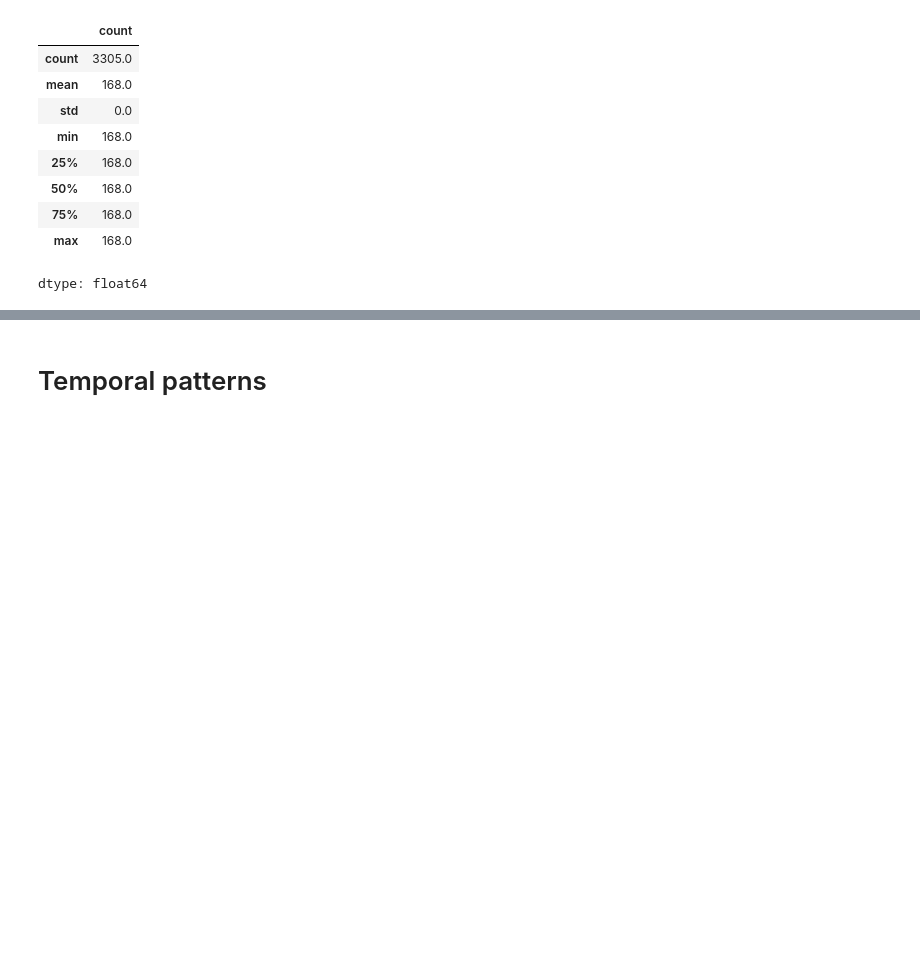
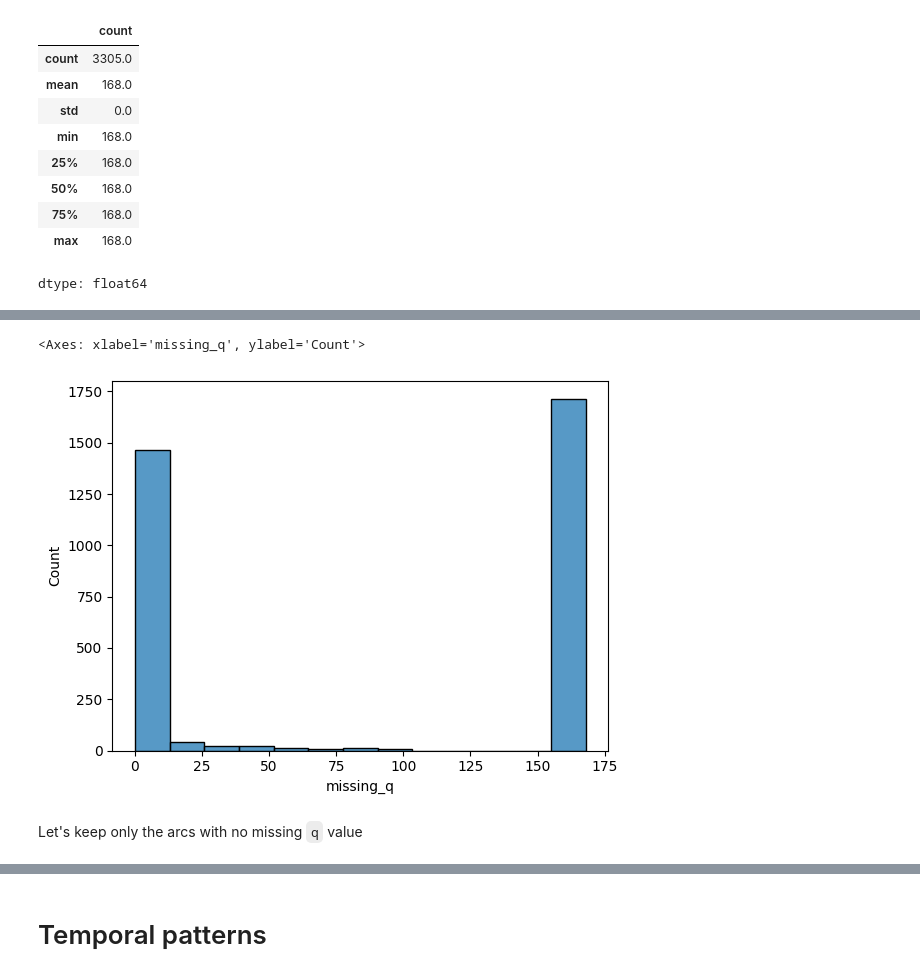
Before and after one commit to Rochdy-max/traffic-flow-prediction, a Jupyter notebook: main.ipynb, the cells around one changed output, grey strips where cells are left out. Cells and saved outputs as stored; diff of their text form; code cells hidden in the pictures; blank space fills up the shorter version.

```diff
--- a/main.ipynb
+++ b/main.ipynb
@@ -156,0 +158,19 @@ dtype: float64
+# %%
+w1_df['etat_trafic_inconnu'] = (w1_df["etat_trafic"] == 0).astype(int)
+w1_df['missing_q'] = (w1_df["q"].isna()).astype(int)
+# %%
+# Arcs with the least number of `Unknown` label for traffic state
+arcs_df = (
+    w1_df
+    .groupby('iu_ac')
+    .agg(
+        {
+            "libelle": "first",
+            "etat_trafic_inconnu": "sum",
+            "missing_q": "sum",
+        }
+    )
+    .sort_values("etat_trafic_inconnu")
+)
+
+arcs_df.head()
@@ -156,0 +185,7 @@ dtype: float64
+# %%
+sns.histplot(arcs_df["missing_q"])
+# %% [output]
+<Axes: xlabel='missing_q', ylabel='Count'>
+[figure, added]
+# %% [markdown]
+Let's keep only the arcs with no missing `q` value
```
Also changed, not shown: parts of 34 cells of this notebook.
